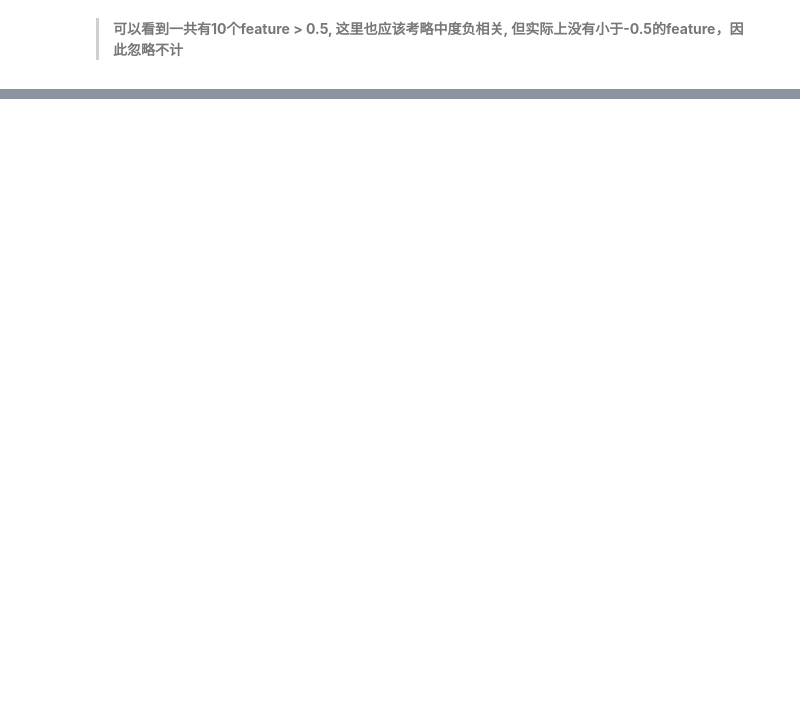
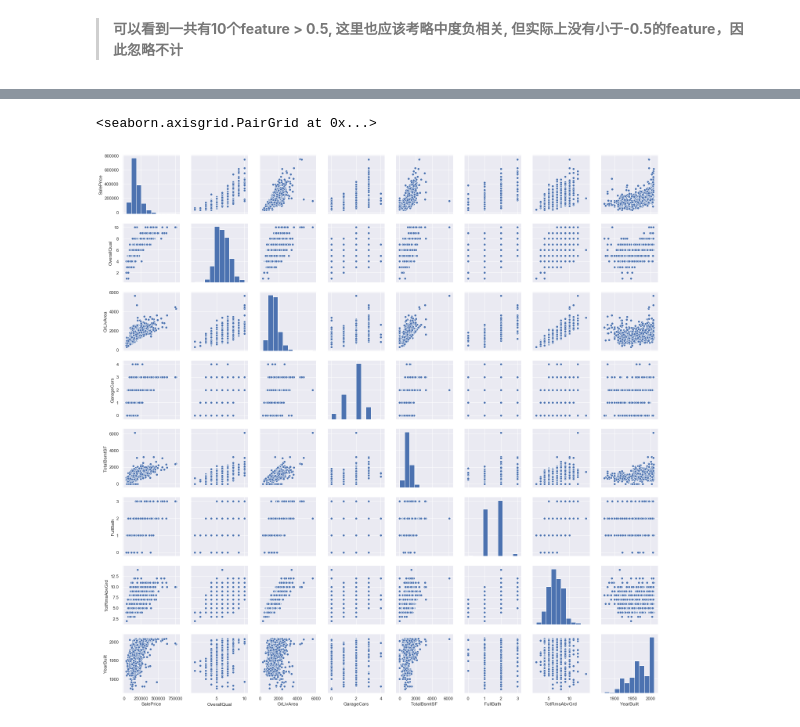
Before and after one commit to lizhicq/AI-course, a Jupyter notebook: 04 - 机器学习实战/W1 - LA House Price/HomeWork.ipynb, the cells around one changed output, grey strips where cells are left out. Cells and saved outputs as stored; diff of their text form; code cells hidden in the pictures; blank space fills up the shorter version.

```diff
--- a/04 - 机器学习实战/W1 - LA House Price/HomeWork.ipynb
+++ b/04 - 机器学习实战/W1 - LA House Price/HomeWork.ipynb
@@ -136,0 +134,9 @@ Name: SalePrice, dtype: float64
+# %%
+# scatter plot2
+cols = ['SalePrice','OverallQual','GrLivArea',
+        'GarageCars','TotalBsmtSF', 'FullBath',
+        'TotRmsAbvGrd', 'YearBuilt']
+sns.pairplot(train1[cols], height = 2.5)
+# %% [output]
+<seaborn.axisgrid.PairGrid at 0x...>
+[figure, added]
```
Also changed, not shown: parts of 5 cells of this notebook, 1 other file.
